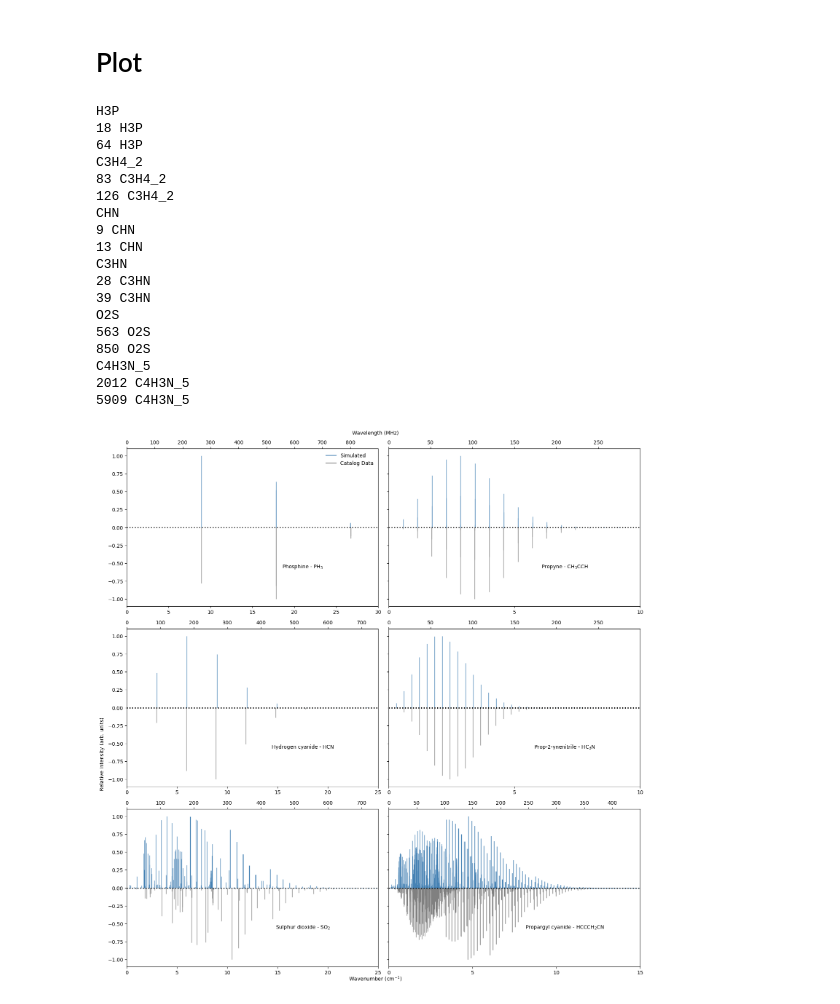
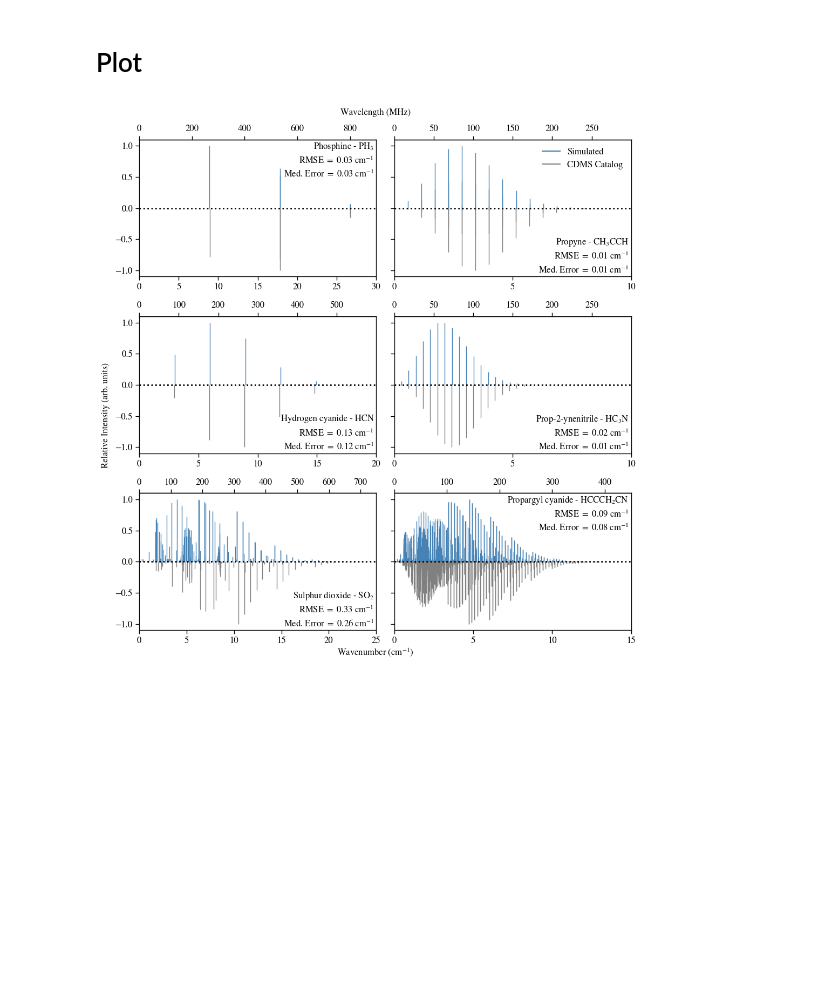
Before and after one commit to mpettyjo/4_BigData, a Jupyter notebook: Plots/RotationalSpec_Compareto_CDMS_JPL.ipynb, the cells around one changed output. Drawn from its saved outputs; the diff is of its cells as text; code cells hidden in the pictures; blank space fills up the shorter version.

Commit message:
current rot compare plot

```diff
--- a/Plots/RotationalSpec_Compareto_CDMS_JPL.ipynb
+++ b/Plots/RotationalSpec_Compareto_CDMS_JPL.ipynb
@@ -98,3 +103,3 @@ Table length=4392
 # %%
-comp_data = pd.read_csv('/Users/z5380625/Documents/Research/4_BigData/PGOPHER Simulations/Full/C4H3N_5.csv',header=1)
+comp_data = pd.read_csv('/Users/mpettyjo/Documents/Research/4_BigData/PGOPHER Simulations/Full/C3H4_2.csv',header=1)
 comp_data
@@ -180,6 +162,3 @@ def CDMS_get_frequencues_intensities(molecule):
     intens = 10**np.array(table['LGINT'])/np.max((10**np.array(table['LGINT'])))
 
     return freq, intens
-# %%
-table = CDMS_get_frequencues_intensities('064502 SO2, v=0')
-table
@@ -212,7 +189,7 @@ def JPL_get_frequencues_intensities(molecule):
     return freq, intens
 # %%
 def simulated_frequencies_intensities(formula):
-    df = pd.read_csv('/Users/z5380625/Documents/Research/4_BigData/PGOPHER Simulations/Full/'+formula+'.csv',header=1)
+    df = pd.read_csv('/Users/mpettyjo/Documents/Research/4_BigData/PGOPHER Simulations/Full/'+formula+'.csv',header=1)
     freq = np.array(df['Position'])
     intens = np.array(df['Intensity'])/np.nanmax(df[['Intensity']].values)
     return freq, intens
@@ -434,3 +375,12 @@ compute_RMSE_positions('CH2O2','046506 t-HCOOH')
+# %%
+def plot_axes():
+    ax[i,j].text(0.99,0.25,mol_label,horizontalalignment='right',
+    verticalalignment='center',transform = ax[i,j].transAxes)
+    ax[i,j].text(0.99,0.15,r'RMSE $=$ {0:.2f} cm$^{{-1}}$'.format(sum_diff_all),horizontalalignment='right',
+    verticalalignment='center',transform = ax[i,j].transAxes)
+    ax[i,j].text(0.99,0.05,r'Med. Error $=$ {0:.2f} cm$^{{-1}}$'.format(median_error),horizontalalignment='right',
+    verticalalignment='center',transform = ax[i,j].transAxes)
+    return
 # %% [markdown]
 # Get Constants of 6 Molecules
 # %%
@@ -477,81 +427,64 @@ df.to_csv('/Users/z5380625/Documents/Research/4_BigData/simulation_data_six.csv'
 i_index = [0,0,1,1,2,2]
 j_index = [0,1,0,1,0,1]
 
-fig, ax = plt.subplots(3,2,figsize=(15,15))
+fig, ax = plt.subplots(3,2)
 fig.subplots_adjust(wspace=0.1)
 fig.subplots_adjust(hspace=0.1)
 fig.text(0.00,0.35,"Relative Intensity (arb. units)", rotation = 'vertical', horizontalalignment = 'center')
 fig.text(0.5,0.0,"Wavenumber (cm$^{-1}$)", rotation = 'horizontal', horizontalalignment = 'center')
 fig.text(0.5,1.0,"Wavelength (MHz)", rotation = 'horizontal', horizontalalignment = 'center')
-source_line = Line2D([0], [0], label='Catalog Data', color='grey')
+source_line = Line2D([0], [0], label='CDMS Catalog', color='grey')
 scaled_harm = Line2D([0], [0], label='Simulated', color='steelblue')
 handles_mc = [scaled_harm,source_line]
-ax[0,0].legend(handles= handles_mc, ncol = 1, frameon=False, loc = 'upper right')
+ax[0,1].legend(handles= handles_mc, ncol = 1, frameon=False, loc = 'upper right')
 
 
 for mol in all_list:
     mol_id = mol[0]
-    mol_formula = data_ground[data_ground['SMILES']==mol[-1]]['Formula'].values[0]
-    print(mol_formula)
+    mol_formula = data_ground[data_ground['SMILES']==mol[6]]['Formula'].values[0]
     mol_label = mol[1]
     source = mol[2]
     i, j = mol[3], mol[4]
     upper = mol[5]
 
-    #compute_RMSE_positions(mol_formula,mol_id)
+    loc_QNs = mol[-1]
+    sum_diff_all, median_error = compute_RMSE_positions(loc_QNs,mol_id,mol_formula)
 
     if source == 'CDMS':
         freq_observ, intens_observ = CDMS_get_frequencues_intensities(mol_id)
         freq_sim, intens_sim = simulated_frequencies_intensities(mol_formula)
-        print(len(freq_sim),mol_formula)
-        print(len(freq_observ),mol_formula)
     elif source == 'JPL':
         freq, intens = JPL_get_frequencues_intensities(mol_id)
 
     plot_CDMS_JPL(freq_observ, intens_observ, source, i , j)
     plot_simulation(freq_sim,intens_sim,i, j)
-
-    # ax2 = ax[i,j].twiny()
-    # ax2.set_xticks(ax[0,0].get_xticks())
-    # ax2.set_xbound(ax[0,0].get_xbound())
-    # ax2.set_xticklabels(tick_function(ax[0,0].get_xticks()))
-    # ax2.set_xlabel(None)
-
 
 
     ax[i, j].set_xlim(0, upper)
     ax[i, j].set_xticks(np.arange(0,upper+5,5))
     ax[i, j].set_xticklabels(np.arange(0,upper+5,5))
 
     ax[i,j].secondary_xaxis('top',functions=(wavenumbers2MHz, MHztowavenumbers))
 
-    ax[i,j].text(0.7,0.25,mol_label,horizontalalignment='center',
-    verticalalignment='center',transform = ax[i,j].transAxes)
+    if (mol_formula == 'H3P') or (mol_formula == 'C4H3N_5'):
+        ax[i,j].text(0.99,0.95,mol_label,horizontalalignment='right',
+        verticalalignment='center',transform = ax[i,j].transAxes)
+        ax[i,j].text(0.99,0.85,r'RMSE $=$ {0:.2f} cm$^{{-1}}$'.format(sum_diff_all),horizontalalignment='right',
+        verticalalignment='center',transform = ax[i,j].transAxes)
+        ax[i,j].text(0.99,0.75,r'Med. Error $=$ {0:.2f} cm$^{{-1}}$'.format(median_error),horizontalalignment='right',
+        verticalalignment='center',transform = ax[i,j].transAxes)
+    else:
+       plot_axes()
+
 
 ax[0,1].set_yticklabels([])
 ax[1,1].set_yticklabels([])
 ax[2,1].set_yticklabels([])
 
 plt.tight_layout()
 
 plt.show()
+
+fig.savefig('rot_comparison.pdf')
 # %% [output]
-H3P
-18 H3P
-64 H3P
-C3H4_2
-83 C3H4_2
-126 C3H4_2
-CHN
-9 CHN
-13 CHN
-C3HN
-28 C3HN
-39 C3HN
-O2S
-563 O2S
-850 O2S
-C4H3N_5
-2012 C4H3N_5
-5909 C4H3N_5
-[figure, old version]
+[figure, new version]
```
Also changed, not shown: parts of 12 cells of this notebook.
